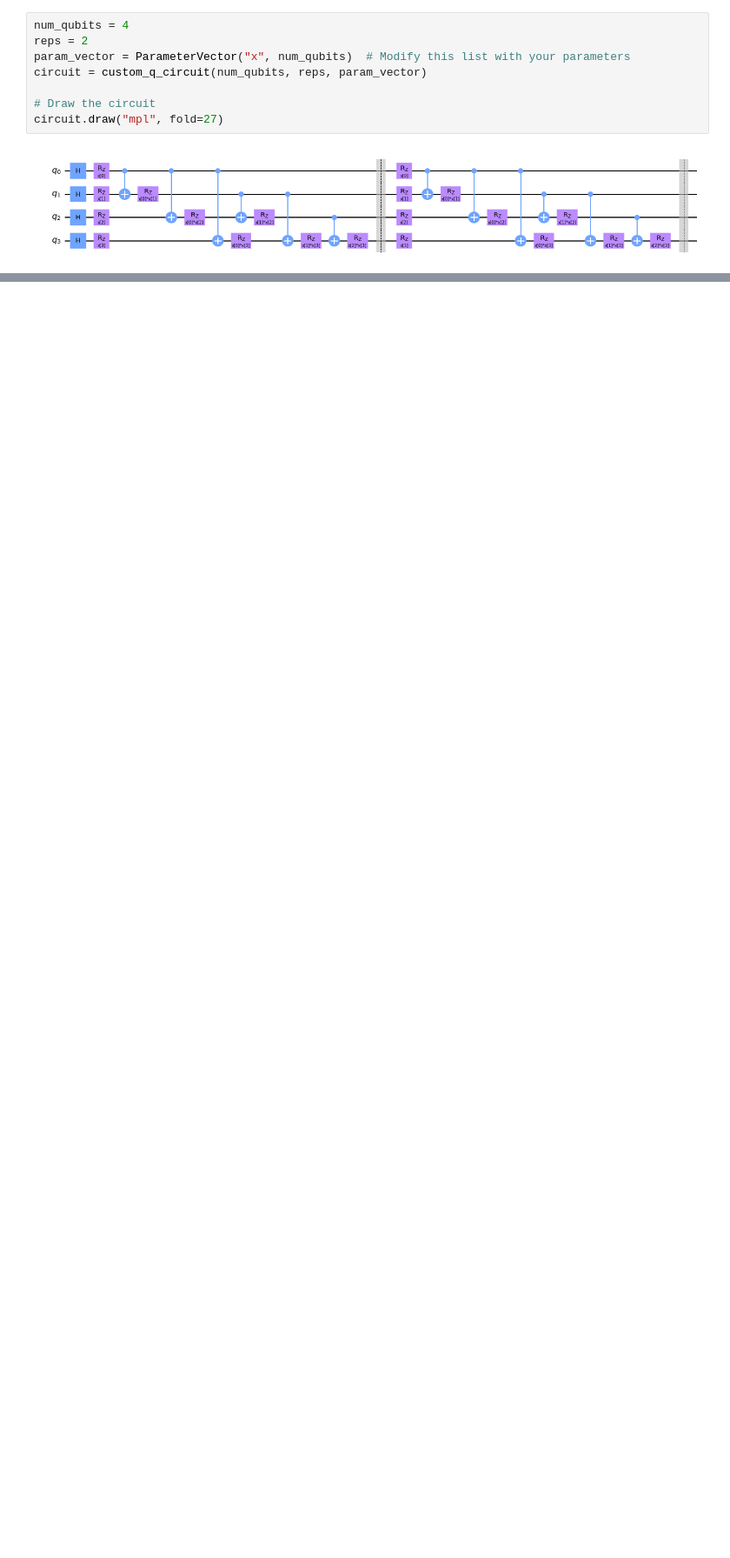
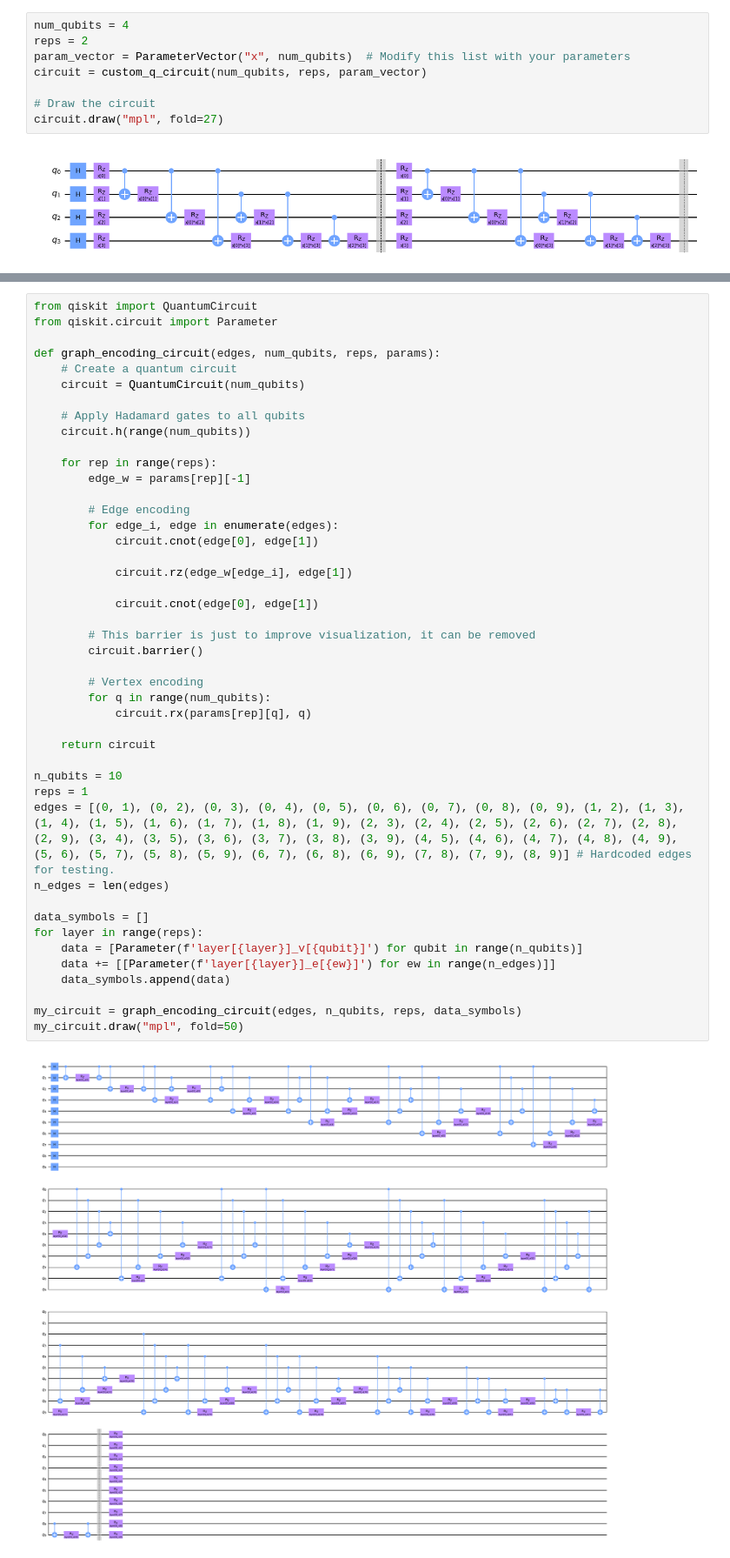
Before and after one commit to adriend1102/QML, a Jupyter notebook: notebooks/quantum_circuit.ipynb, the cells around one changed output, grey strips where cells are left out. Shown at 87% size. Drawn from its saved outputs; the diff is of its cells as text; blank space fills up the shorter version.

Commit message:
Adding graph encoding circuit
Adding graph encoding circuit to the quantum circuit notebook.

```diff
--- a/notebooks/quantum_circuit.ipynb
+++ b/notebooks/quantum_circuit.ipynb
@@ -128,3 +133,49 @@ circuit.draw("mpl", fold=27)
+# %%
+from qiskit import QuantumCircuit
+from qiskit.circuit import Parameter
+
+def graph_encoding_circuit(edges, num_qubits, reps, params):
+    # Create a quantum circuit
+    circuit = QuantumCircuit(num_qubits)
+
+    # Apply Hadamard gates to all qubits
+    circuit.h(range(num_qubits))
+
+    for rep in range(reps):
+        edge_w = params[rep][-1]
+
+        # Edge encoding
+        for edge_i, edge in enumerate(edges):
+            circuit.cnot(edge[0], edge[1])
+
+            circuit.rz(edge_w[edge_i], edge[1])
+
+            circuit.cnot(edge[0], edge[1])
+
+        # This barrier is just to improve visualization, it can be removed
+        circuit.barrier()
+
+        # Vertex encoding
+        for q in range(num_qubits):
+            circuit.rx(params[rep][q], q)
+
+    return circuit
+
+n_qubits = 10
+reps = 1
+edges = [(0, 1), (0, 2), (0, 3), (0, 4), (0, 5), (0, 6), (0, 7), (0, 8), (0, 9), (1, 2), (1, 3), (1, 4), (1, 5), (1, 6), (1, 7), (1, 8), (1, 9), (2, 3), (2, 4), (2, 5), (2, 6), (2, 7), (2, 8), (2, 9), (3, 4), (3, 5), (3, 6), (3, 7), (3, 8), (3, 9), (4, 5), (4, 6), (4, 7), (4, 8), (4, 9), (5, 6), (5, 7), (5, 8), (5, 9), (6, 7), (6, 8), (6, 9), (7, 8), (7, 9), (8, 9)] # Hardcoded edges for testing.
+n_edges = len(edges)
+
+data_symbols = []
+for layer in range(reps):
+    data = [Parameter(f'layer[{layer}]_v[{qubit}]') for qubit in range(n_qubits)]
+    data += [[Parameter(f'layer[{layer}]_e[{ew}]') for ew in range(n_edges)]]
+    data_symbols.append(data)
+
+my_circuit = graph_encoding_circuit(edges, n_qubits, reps, data_symbols)
+my_circuit.draw("mpl", fold=50)
+# %% [output]
+[figure, added]
 # %% [markdown]
 ## Conclusions
 
```
Also changed, not shown: parts of 2 cells of this notebook.
